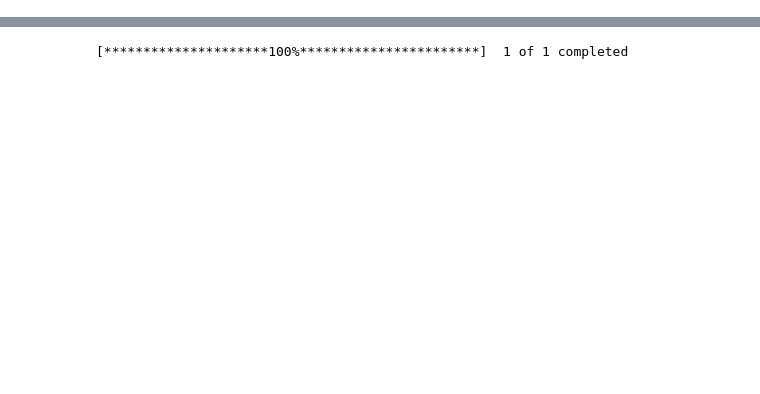
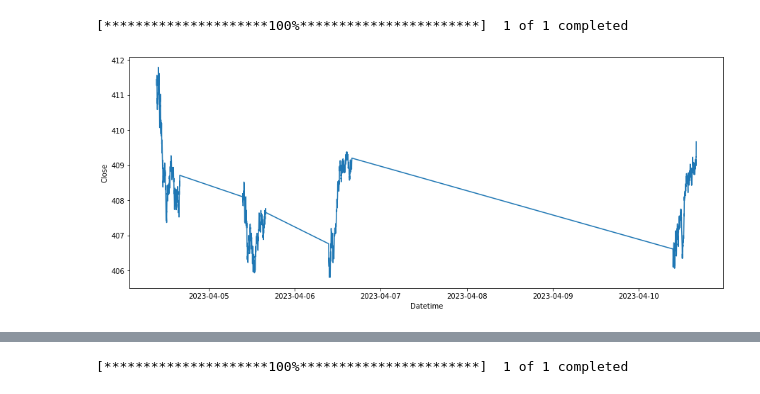
Before and after one commit to woonsupkim/Sentiment_SNP, a Jupyter notebook: SPY_Track.ipynb, the cells around one changed output, grey strips where cells are left out. Drawn from its saved outputs; the diff is of its cells as text; code cells hidden in the pictures; blank space fills up the shorter version.

```diff
--- a/SPY_Track.ipynb
+++ b/SPY_Track.ipynb
@@ -9,2 +9,14 @@ from fbprophet import Prophet
+# %%
+spy_ohlc_df = yf.download('SPY', start=datetime.date.today() - datetime.timedelta(days=7), end=datetime.date.today(), interval='1m')
+df1=spy_ohlc_df.reset_index()
+# %% [output]
+[*********************100%***********************]  1 of 1 completed
+# %%
+fig, ax = plt.subplots()
+fig.set_size_inches(15,6)
+sns.lineplot(x = 'Datetime', y = 'Close', data = df1)
+plt.show()
+# %% [output]
+[figure, added]
 # %%
 # Load SPY price data
```
Also changed, not shown: parts of 10 cells of this notebook.
